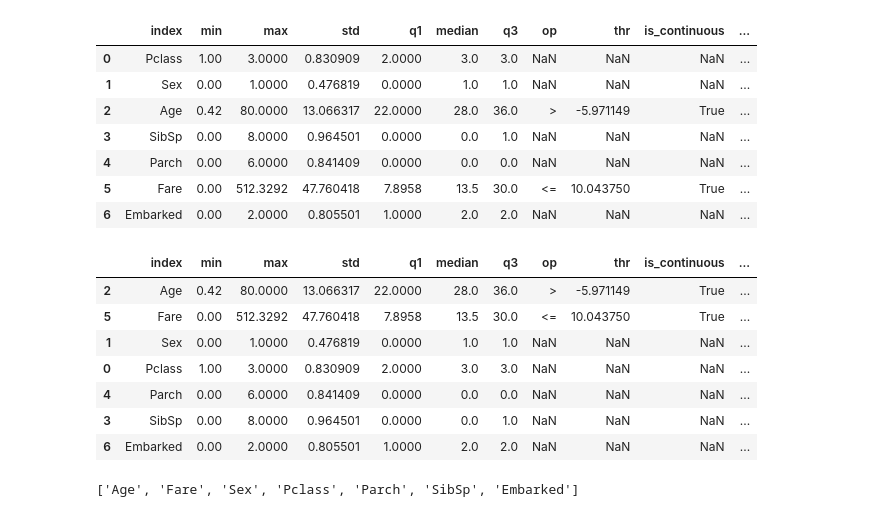
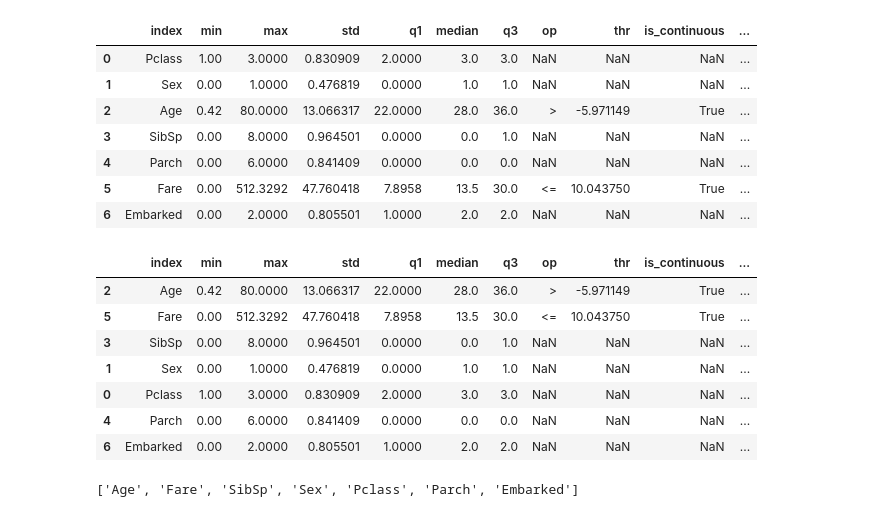
Before and after one commit to Elecapp/xai-visualization_rules_fi, a Jupyter notebook: notebooks/Titanic_rules.ipynb, the cells around one changed output. Saved outputs shown, nothing was run; the diff lists cells and outputs as text; code cells hidden in the pictures.

```diff
--- a/notebooks/Titanic_rules.ipynb
+++ b/notebooks/Titanic_rules.ipynb
@@ -46,5 +45,9 @@ class_field = 'Survived'
 # Load and transform dataset
 df = pd.read_csv(source_file, skipinitialspace=True, na_values='?', keep_default_na=True)
+# %%
+source_file = '../datasets/titanic_c.csv'
+class_field = 'Survived'
+df = pd.read_csv(source_file, skipinitialspace=True, na_values='?', keep_default_na=True)
 # %%
 df
 # %% [output]
@@ -293,10 +299,10 @@ df_viz
 # %%
 thr2_list=[]
 for i, row in df_viz.iterrows():
-    if (row['op']=='>' or row['op']== '>='):
+    if row['op']== '>' or row['op']== '>=':
         thr2_list.append(row['max'])
         continue
-    if (row['op']=='<' or row['op']== '<='):
+    if row['op']== '<' or row['op']== '<=':
         thr2_list.append(row['min'])
         continue
     else:
@@ -313,24 +319,24 @@ df_viz
 | 5 | Fare | 0.00 | 512.3292 | 47.760418 | 7.8958 | 13.5 | 30.0 | <= | 10.043750 | True | ... |
 | 6 | Embarked | 0.00 | 2.0000 | 0.805501 | 1.0000 | 2.0 | 2.0 | NaN | NaN | NaN | ... |
 # %%
-def add_fi_to_df_and_sort(df,values):
+def add_fi_to_df_and_sort(dataframe, values):
     for string, value in values:
-        df.loc[df['index'] == string, 'feature_importance'] = value
-        df.sort_values(by=['feature_importance'], key=lambda x: abs(x), ascending=False, inplace=True)
-    return df
+        dataframe.loc[dataframe['index'] == string, 'feature_importance'] = value
+        dataframe.sort_values(by=['feature_importance'], key=lambda x: abs(x), ascending=False, inplace=True)
+    return dataframe
 df_fi=add_fi_to_df_and_sort(df_viz,lime_feature_imp)
 df_fi
 # %% [output]
 |  | index | min | max | std | q1 | median | q3 | op | thr | is_continuous | ... |
 | 2 | Age | 0.42 | 80.0000 | 13.066317 | 22.0000 | 28.0 | 36.0 | > | -5.971149 | True | ... |
 | 5 | Fare | 0.00 | 512.3292 | 47.760418 | 7.8958 | 13.5 | 30.0 | <= | 10.043750 | True | ... |
+| 3 | SibSp | 0.00 | 8.0000 | 0.964501 | 0.0000 | 0.0 | 1.0 | NaN | NaN | NaN | ... |
 | 1 | Sex | 0.00 | 1.0000 | 0.476819 | 0.0000 | 1.0 | 1.0 | NaN | NaN | NaN | ... |
 | 0 | Pclass | 1.00 | 3.0000 | 0.830909 | 2.0000 | 3.0 | 3.0 | NaN | NaN | NaN | ... |
 | 4 | Parch | 0.00 | 6.0000 | 0.841409 | 0.0000 | 0.0 | 0.0 | NaN | NaN | NaN | ... |
-| 3 | SibSp | 0.00 | 8.0000 | 0.964501 | 0.0000 | 0.0 | 1.0 | NaN | NaN | NaN | ... |
 | 6 | Embarked | 0.00 | 2.0000 | 0.805501 | 1.0000 | 2.0 | 2.0 | NaN | NaN | NaN | ... |
 # %%
 features=df_viz['index'].to_list()
 features
 # %% [output]
-['Age', 'Fare', 'Sex', 'Pclass', 'Parch', 'SibSp', 'Embarked']
+['Age', 'Fare', 'SibSp', 'Sex', 'Pclass', 'Parch', 'Embarked']
```
Also changed, not shown: parts of 12 cells of this notebook, 1 other file.
